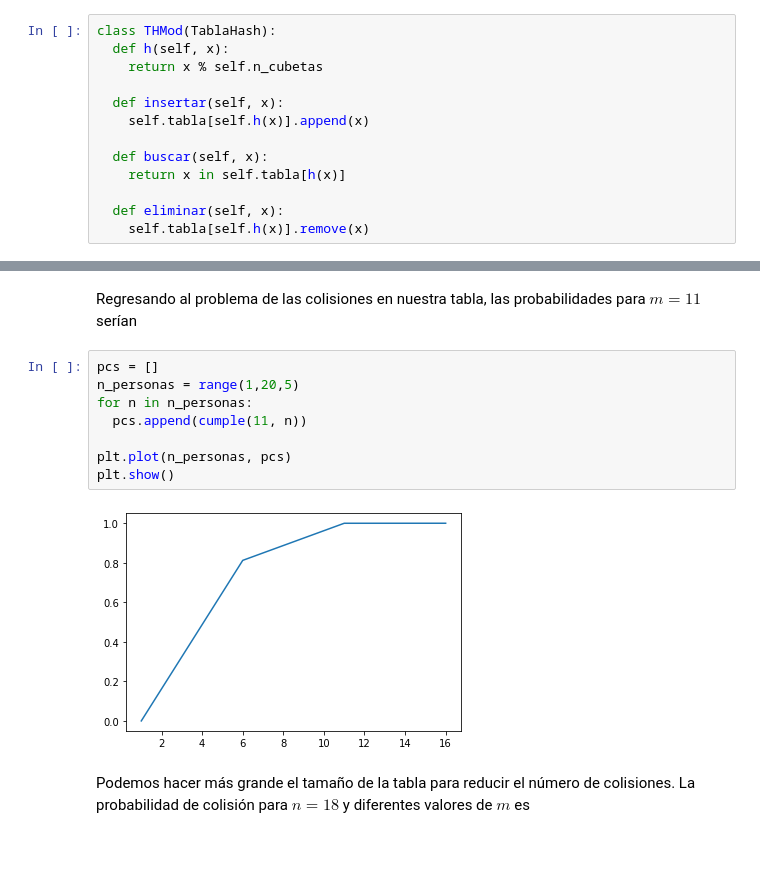
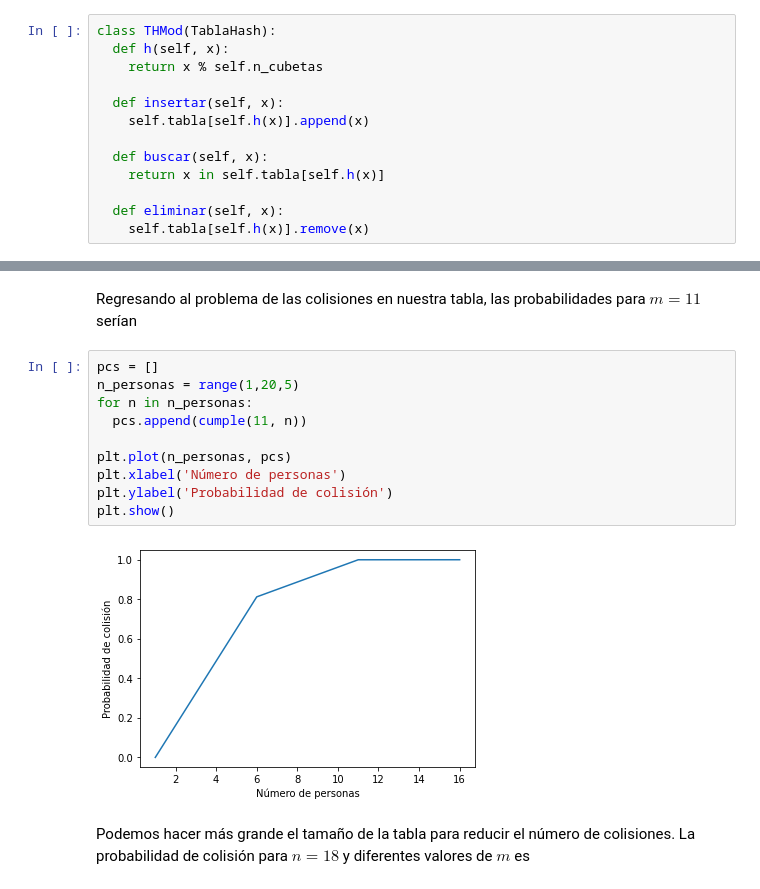
Before and after one commit to blancavazquez/CursoDatosMasivosI, a Jupyter notebook: notebooks/3a_funciones_hash.ipynb, the cells around one changed output, grey strips where cells are left out. Saved outputs shown, nothing was run; the diff lists cells and outputs as text; blank space fills up the shorter version.

```diff
--- a/notebooks/3a_funciones_hash.ipynb
+++ b/notebooks/3a_funciones_hash.ipynb
@@ -160,7 +160,7 @@ class THMod(TablaHash):
     self.tabla[self.h(x)].append(x)
 
   def buscar(self, x):
-    return x in self.tabla[h(x)]
+    return x in self.tabla[self.h(x)]
 
   def eliminar(self, x):
     self.tabla[self.h(x)].remove(x)
@@ -235,13 +237,15 @@ Regresando al problema de las colisiones en nuestra tabla, las probabilidades pa
 # %%
 pcs = []
 n_personas = range(1,20,5)
 for n in n_personas:
   pcs.append(cumple(11, n))
 
 plt.plot(n_personas, pcs)
+plt.xlabel('Número de personas')
+plt.ylabel('Probabilidad de colisión')
 plt.show()
 # %% [output]
-[figure, old version]
+[figure, new version]
 # %% [markdown]
 Podemos hacer más grande el tamaño de la tabla para reducir el número de colisiones. La probabilidad de colisión para $n = 18$ y diferentes valores de $m$ es
 # %%
```
Also changed, not shown: parts of 4 cells of this notebook.
